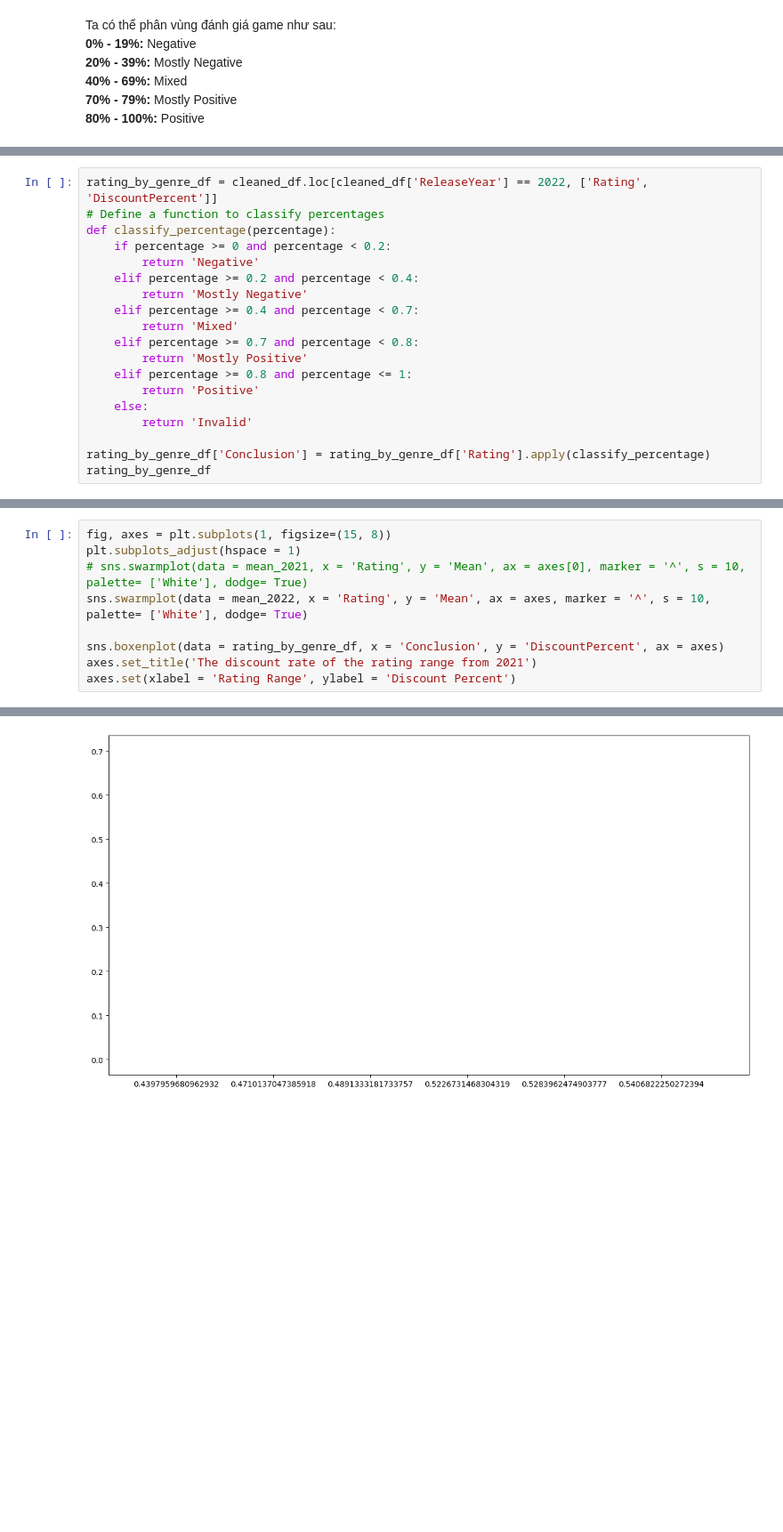
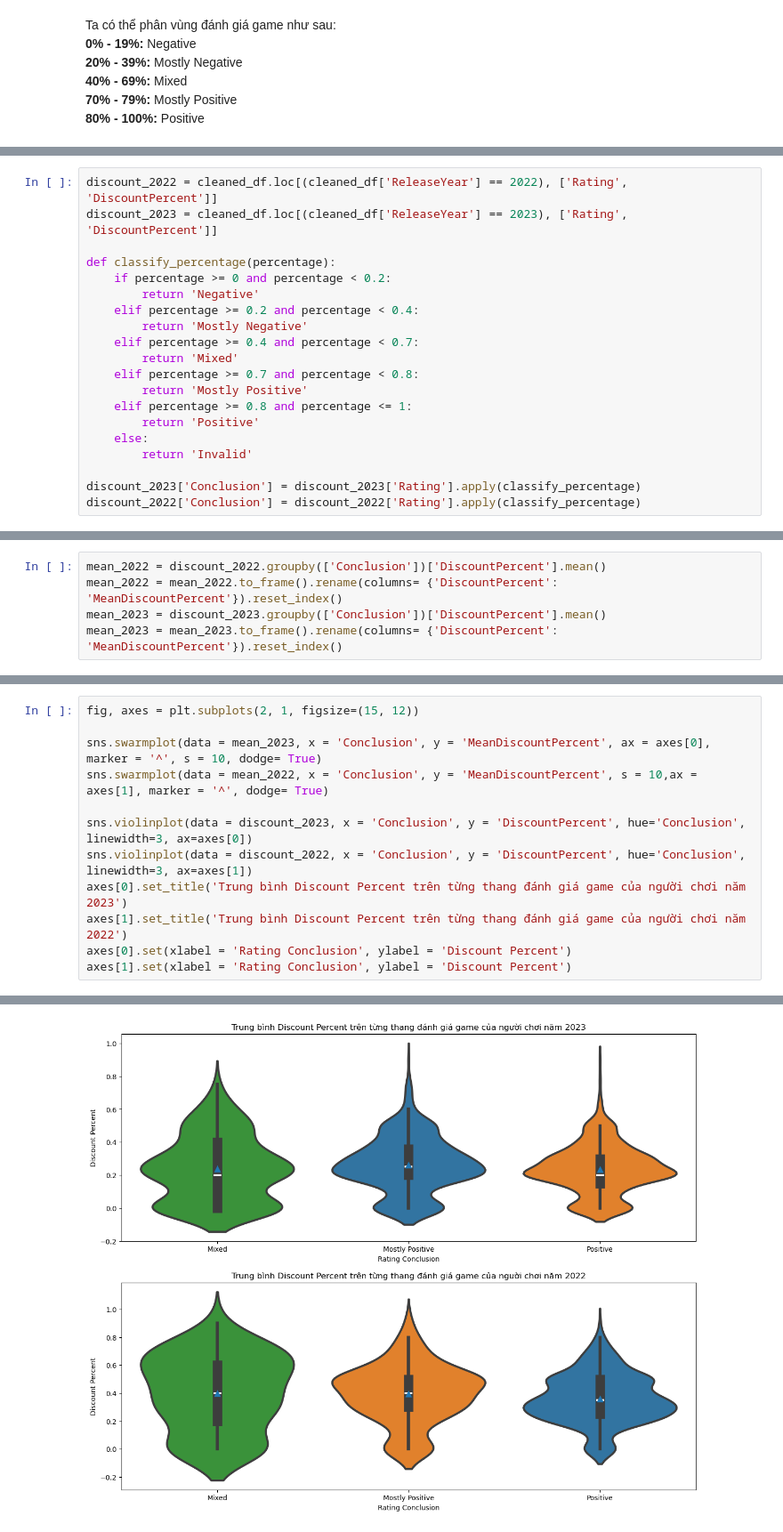
Before and after one commit to cheesepp/steam_game_ratings, a Jupyter notebook: EDA.ipynb, the cells around one changed output, grey strips where cells are left out. Shown at 89% size. Cells and saved outputs as stored; diff of their text form; blank space fills up the shorter version.

```diff
--- a/EDA.ipynb
+++ b/EDA.ipynb
@@ -160,6 +162,7 @@ Do data cào về khá chênh lệch về số lượng game được làm theo
 # %%
-rating_by_genre_df = cleaned_df.loc[cleaned_df['ReleaseYear'] == 2022, ['Rating', 'DiscountPercent']]
-# Define a function to classify percentages
+discount_2022 = cleaned_df.loc[(cleaned_df['ReleaseYear'] == 2022), ['Rating', 'DiscountPercent']]
+discount_2023 = cleaned_df.loc[(cleaned_df['ReleaseYear'] == 2023), ['Rating', 'DiscountPercent']]
+
 def classify_percentage(percentage):
     if percentage >= 0 and percentage < 0.2:
         return 'Negative'
@@ -174,5 +177,5 @@ def classify_percentage(percentage):
     else:
         return 'Invalid'
 
-rating_by_genre_df['Conclusion'] = rating_by_genre_df['Rating'].apply(classify_percentage)
-rating_by_genre_df
+discount_2023['Conclusion'] = discount_2023['Rating'].apply(classify_percentage)
+discount_2022['Conclusion'] = discount_2022['Rating'].apply(classify_percentage)
@@ -197,0 +184,5 @@ mean_2022 = mean_2022.to_frame().rename(columns= {'DiscountPercent': 'Mean'}).re
+# %%
+mean_2022 = discount_2022.groupby(['Conclusion'])['DiscountPercent'].mean()
+mean_2022 = mean_2022.to_frame().rename(columns= {'DiscountPercent': 'MeanDiscountPercent'}).reset_index()
+mean_2023 = discount_2023.groupby(['Conclusion'])['DiscountPercent'].mean()
+mean_2023 = mean_2023.to_frame().rename(columns= {'DiscountPercent': 'MeanDiscountPercent'}).reset_index()
@@ -198,10 +191,13 @@ mean_2022 = mean_2022.to_frame().rename(columns= {'DiscountPercent': 'Mean'}).re
 # %%
-fig, axes = plt.subplots(1, figsize=(15, 8))
-plt.subplots_adjust(hspace = 1)
-# sns.swarmplot(data = mean_2021, x = 'Rating', y = 'Mean', ax = axes[0], marker = '^', s = 10, palette= ['White'], dodge= True)
-sns.swarmplot(data = mean_2022, x = 'Rating', y = 'Mean', ax = axes, marker = '^', s = 10, palette= ['White'], dodge= True)
+fig, axes = plt.subplots(2, 1, figsize=(15, 12))
 
-sns.boxenplot(data = rating_by_genre_df, x = 'Conclusion', y = 'DiscountPercent', ax = axes)
-axes.set_title('The discount rate of the rating range from 2021')
-axes.set(xlabel = 'Rating Range', ylabel = 'Discount Percent')
+sns.swarmplot(data = mean_2023, x = 'Conclusion', y = 'MeanDiscountPercent', ax = axes[0], marker = '^', s = 10, dodge= True)
+sns.swarmplot(data = mean_2022, x = 'Conclusion', y = 'MeanDiscountPercent', s = 10,ax = axes[1], marker = '^', dodge= True)
+
+sns.violinplot(data = discount_2023, x = 'Conclusion', y = 'DiscountPercent', hue='Conclusion', linewidth=3, ax=axes[0])
+sns.violinplot(data = discount_2022, x = 'Conclusion', y = 'DiscountPercent', hue='Conclusion', linewidth=3, ax=axes[1])
+axes[0].set_title('Trung bình Discount Percent trên từng thang đánh giá game của người chơi năm 2023')
+axes[1].set_title('Trung bình Discount Percent trên từng thang đánh giá game của người chơi năm 2022')
+axes[0].set(xlabel = 'Rating Conclusion', ylabel = 'Discount Percent')
+axes[1].set(xlabel = 'Rating Conclusion', ylabel = 'Discount Percent')
 # %% [output]
@@ -214 +206 @@ KeyboardInterrupt:
-[figure, old version]
+[figure, new version]
```
Also changed, not shown: parts of 18 cells of this notebook.
